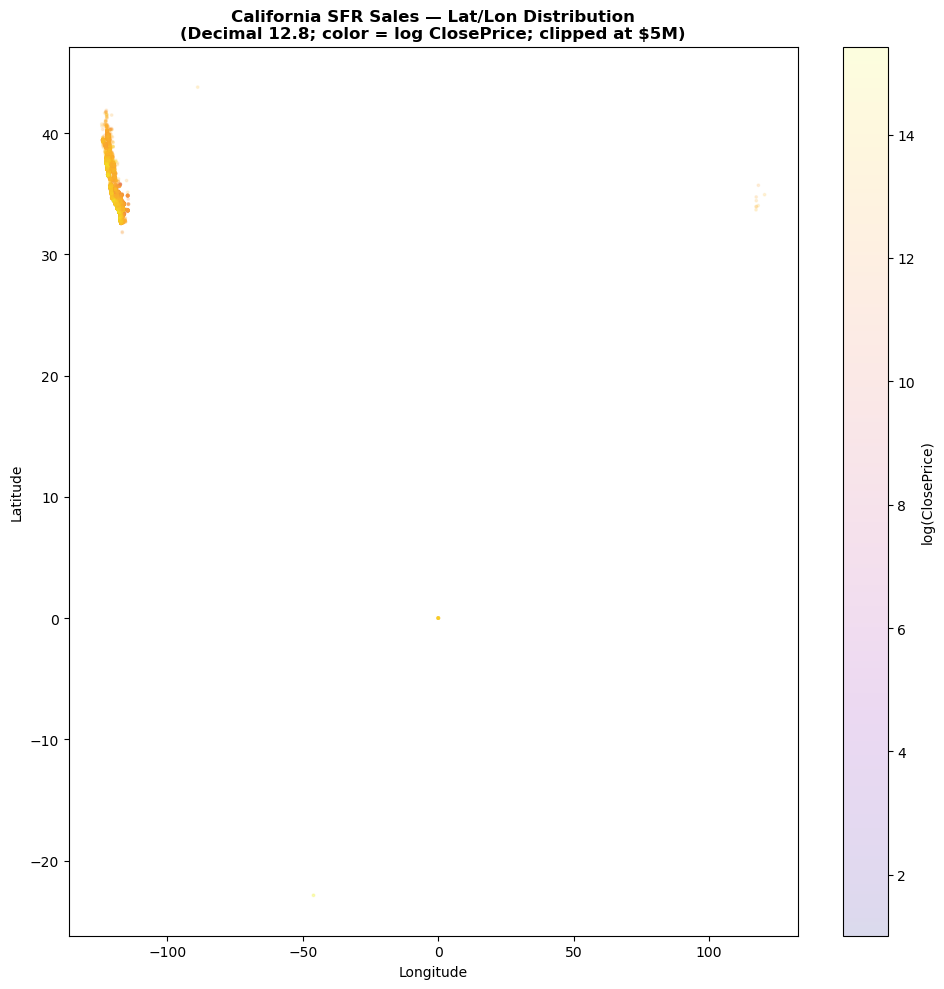
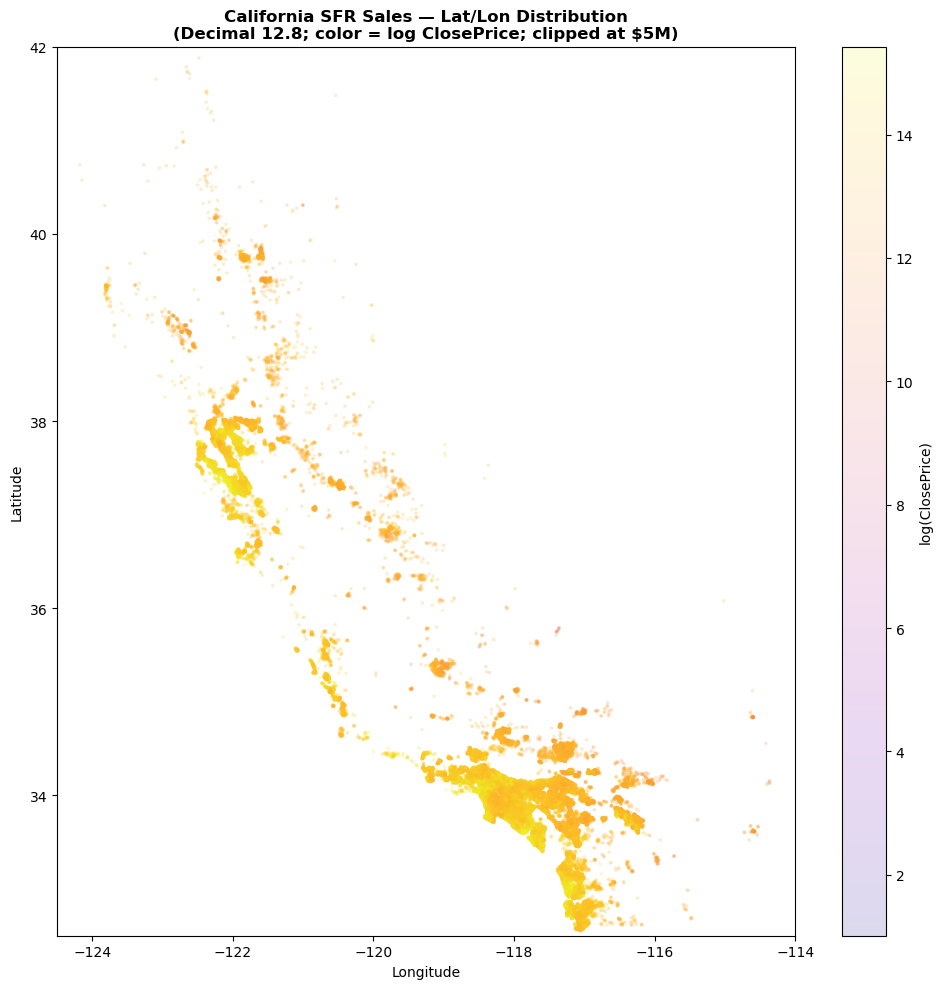
Code edit (unified diff) that turned the first committed figure into the second:
--- before
+++ after
@@ -17,4 +17,9 @@
 ax.set_xlabel('Longitude')
 ax.set_ylabel('Latitude')
+
+# Restrict to California bounding box
+ax.set_xlim(-124.5, -114.0)
+ax.set_ylim(32.5, 42.0)
+
 plt.tight_layout()
 plt.show()

Commit: Update data exploration